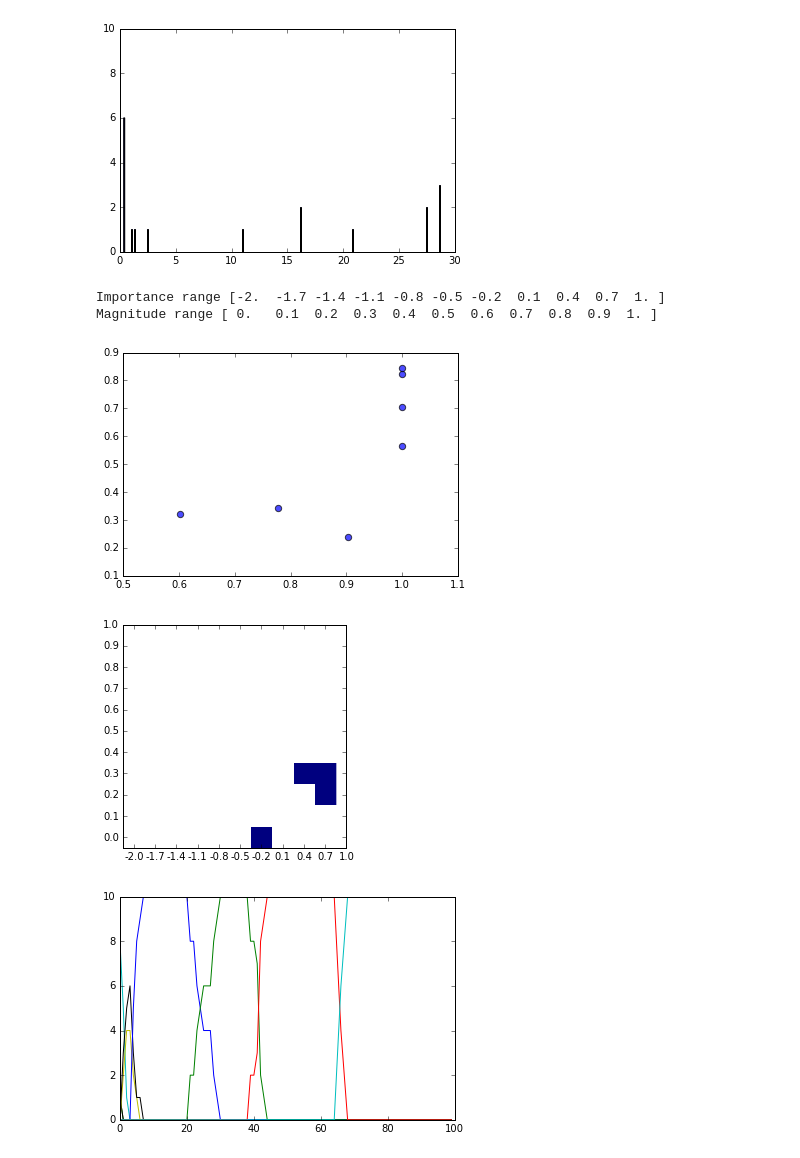
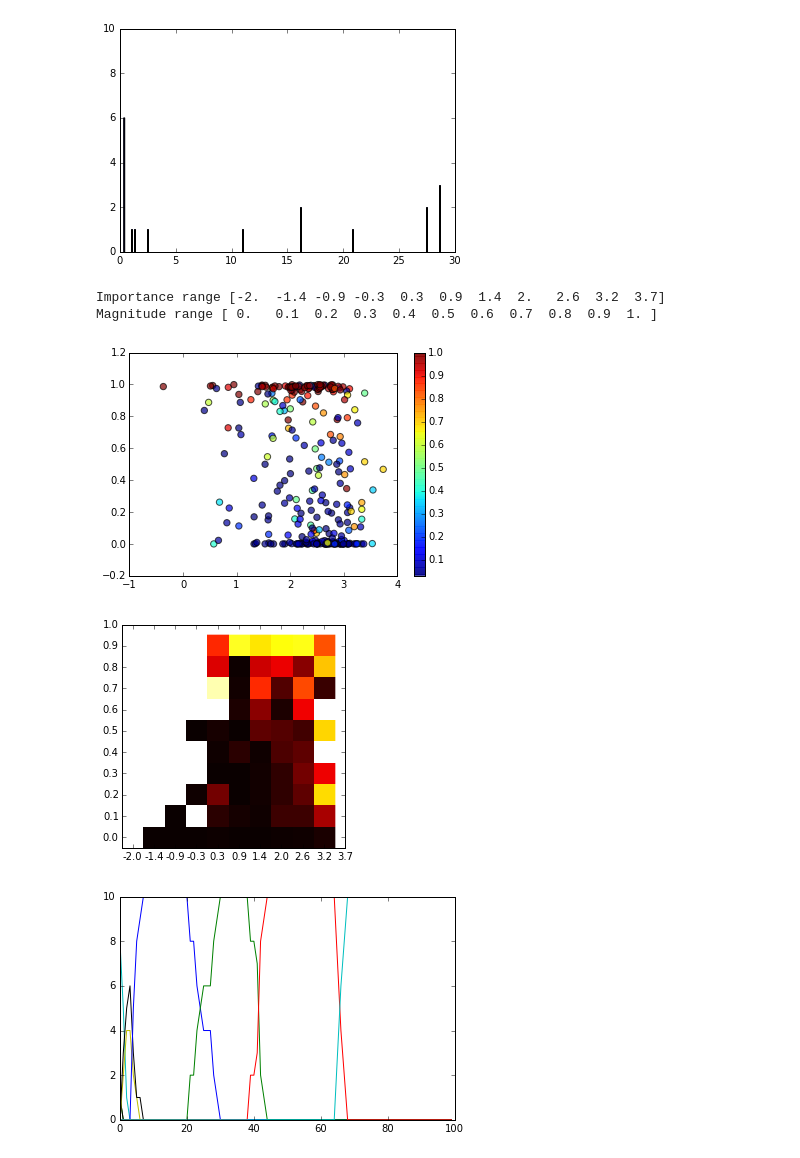
Before and after one commit to patapisp/SocialAwereness, a Jupyter notebook: PyConciousness.ipynb, the cells around one changed output. Drawn from its saved outputs; the diff is of its cells as text; code cells hidden in the pictures.

```diff
--- a/PyConciousness.ipynb
+++ b/PyConciousness.ipynb
@@ -293,9 +299,10 @@ def analyze_events(events_list):
 
 
     plt.figure(2)
-    plt.imshow(data.T, interpolation='nearest', origin='lower')
+    plt.imshow(data.T, interpolation='nearest', origin='lower', cmap='hot')
     plt.xticks(range(11),importance_range)
     plt.yticks(range(11),magnitude_range)
+    plt.colorbar()
     plt.show()
     return
 
@@ -324,9 +331,10 @@ def analyze_events_nontruncated(events_list):
 
 
     plt.figure(2)
-    plt.imshow(data.T, interpolation='nearest', origin='lower')
+    plt.imshow(data.T, interpolation='nearest', origin='lower', cmap='hot')
     plt.xticks(range(11),importance_range)
     plt.yticks(range(11),magnitude_range)
+    plt.colorbar()
     plt.show()
     return
 
@@ -355,21 +363,22 @@ def analyze_graph_unimportance(events_list):
 
 
     plt.figure(2)
-    plt.imshow(data.T, interpolation='nearest', origin='lower')
+    plt.imshow(data.T, interpolation='nearest', origin='lower', cmap='hot')
     plt.xticks(range(11),awareness_range)
     plt.yticks(range(11),magnitude_range)
+    plt.colorbar()
     plt.show()
     return
 # %%
 #plt.hist(np.asarray([e.initial_magnitude for e in Net.events]))
 #plt.show()
-all_events=Net.events
-analyze_graph_unimportance(all_events)
+#all_events=Net.events
+analyze_events(all_events)
 # %% [output]
-Importance range [-2.  -1.7 -1.4 -1.1 -0.8 -0.5 -0.2  0.1  0.4  0.7  1. ]
+Importance range [-2.  -1.4 -0.9 -0.3  0.3  0.9  1.4  2.   2.6  3.2  3.7]
 Magnitude range [ 0.   0.1  0.2  0.3  0.4  0.5  0.6  0.7  0.8  0.9  1. ]
-[figure, old version]
+[figure, new version]
-[figure, old version]
+[figure, new version]
 # %%
 def event_time_evolution(events, total_time):
     for e in events:
```
Also changed, not shown: parts of 4 cells of this notebook.
